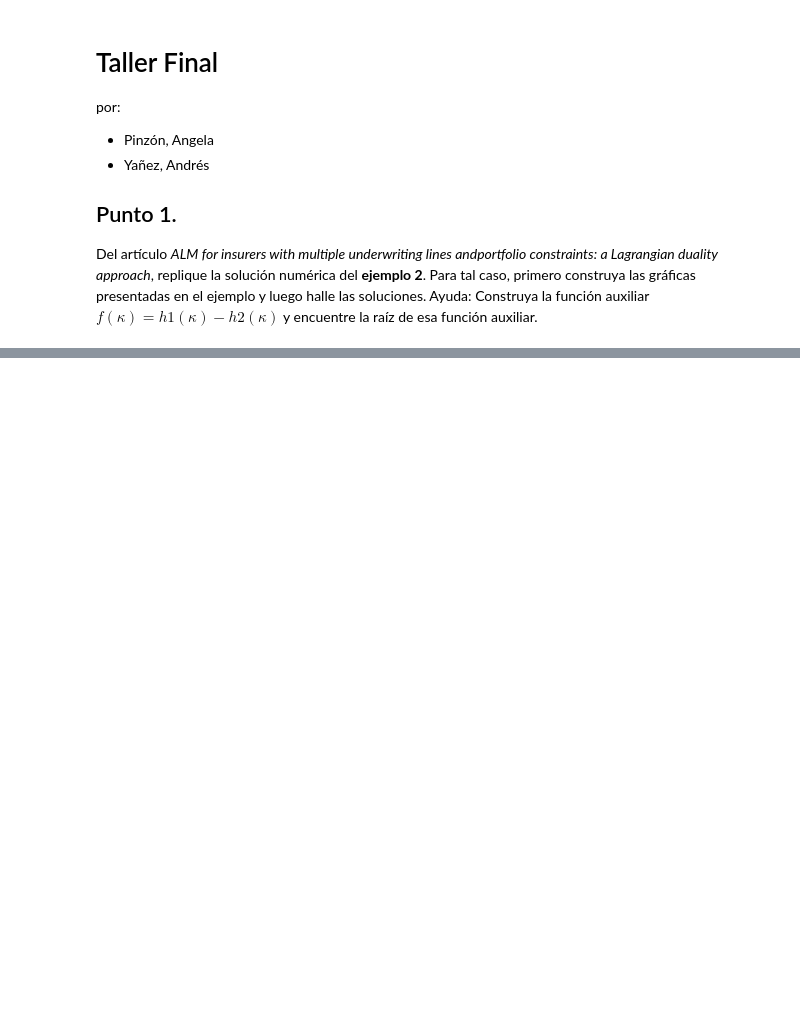
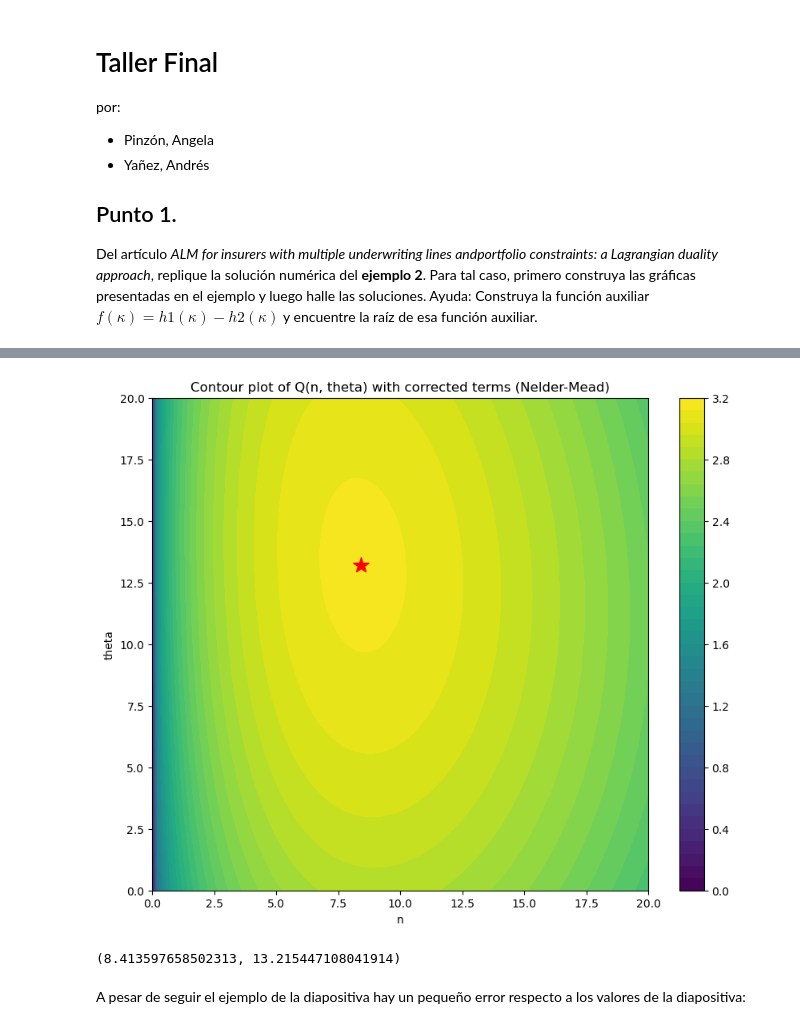
Before and after one commit to AngelaVPC/MetodosNumericos, a Jupyter notebook: Trabajo Final/TareaPinzónYañez.ipynb, the cells around one changed output, grey strips where cells are left out. Cells and saved outputs as stored; diff of their text form; code cells hidden in the pictures; blank space fills up the shorter version.

```diff
--- a/Trabajo Final/TareaPinzónYañez.ipynb
+++ b/Trabajo Final/TareaPinzónYañez.ipynb
@@ -122,0 +286,66 @@ TypeError: Input z must be 2D, not 4D
+# %%
+# Parámetros del Ejemplo I
+mu = 0.10
+sigma = 0.20
+R = 0.04
+m1 = -0.15
+b11 = 0.40
+rho1 = 0.15
+p1 = 0.50
+eta = 2.00
+A = 2.00
+alpha = 0.30
+lambda_val = 0.03
+
+D = (R-m1)*p1 # Formula para D (Solucion para CARA)
+
+# Función de producción F(n)
+def F(n):
+    return A * n**alpha
+
+# Parámetro P
+P = b11 * p1
+# No se encontro mucha informacion de como se calcula P,  exepto P = [p**i B**ij]
+# Por tanto asumimos que es el producto de b11 y p1 porque hablan de factores de produccion de dimension 1
+# En las pruebas dan una buena aproximacion
+
+
+# Función Q(n, theta) a maximizar con la corrección de D
+def Q(params):
+    n, theta = params
+    term1 = F(n) - n * D + theta * (mu - R)
+    term2 = (R * eta / 2) * (P**2 * n**2 + theta**2 * sigma**2 + 2 * theta * sigma * n * P * rho1)
+    term3 = (lambda_val / (R * eta)) * (np.exp(-R * eta * (n * (-0.15) + theta * (-0.3))) - 1)
+    return -(term1 - term2 - term3)
+
+
+# Optimización usando el método de Simplex llamado Nelder-Mead
+initial_guess = [1, 1]
+bounds = [(0, None), (0, None)]
+result_corrected_nm = minimize(Q, initial_guess, bounds=bounds, method='Nelder-Mead')
+
+# Resultados óptimos corregidos
+n_opt_corrected_nm, theta_opt_corrected_nm = result_corrected_nm.x
+
+# Visualización de Q(n, theta) con los parámetros corregidos
+n_vals = np.linspace(0, 20, 100)
+theta_vals = np.linspace(0, 20, 100)
+N, Theta = np.meshgrid(n_vals, theta_vals)
+Q_vals_corrected_nm = np.array([Q([n, theta]) for n, theta in zip(np.ravel(N), np.ravel(Theta))])
+Q_vals_corrected_nm = Q_vals_corrected_nm.reshape(N.shape)
+
+plt.figure(figsize=(10, 8))
+cp = plt.contourf(N, Theta, -Q_vals_corrected_nm, levels=50)
+plt.colorbar(cp)
+plt.xlabel('n')
+plt.ylabel('theta')
+plt.title('Contour plot of Q(n, theta) with corrected terms (Nelder-Mead)')
+plt.plot(n_opt_corrected_nm, theta_opt_corrected_nm, 'r*', markersize=15)
+plt.show()
+
+n_opt_corrected_nm, theta_opt_corrected_nm
+# %% [output]
+[figure, added]
+(8.413597658502313, 13.215447108041914)
+# %% [markdown]
+A pesar de seguir el ejemplo de la diapositiva hay un pequeño error respecto a los valores de la diapositiva:
```
Also changed, not shown: parts of 19 cells of this notebook.
